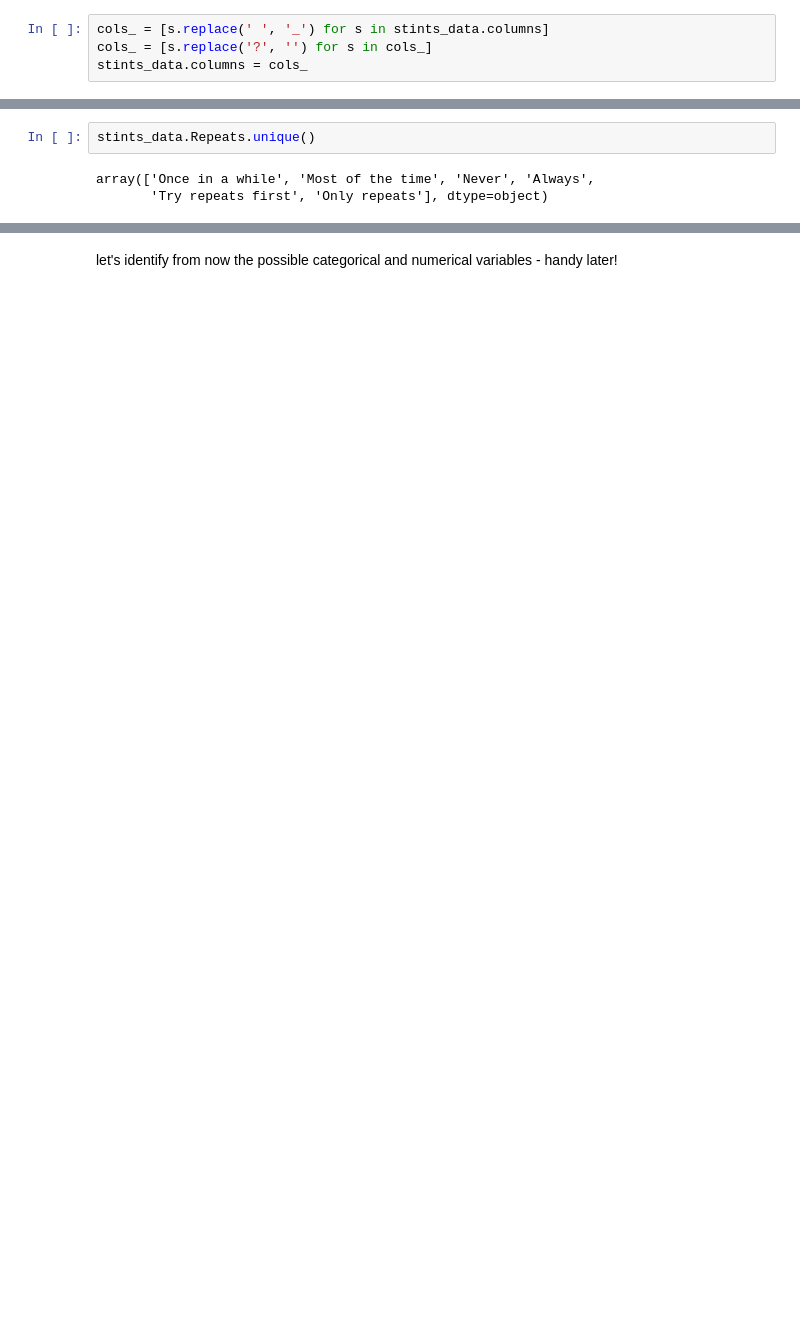
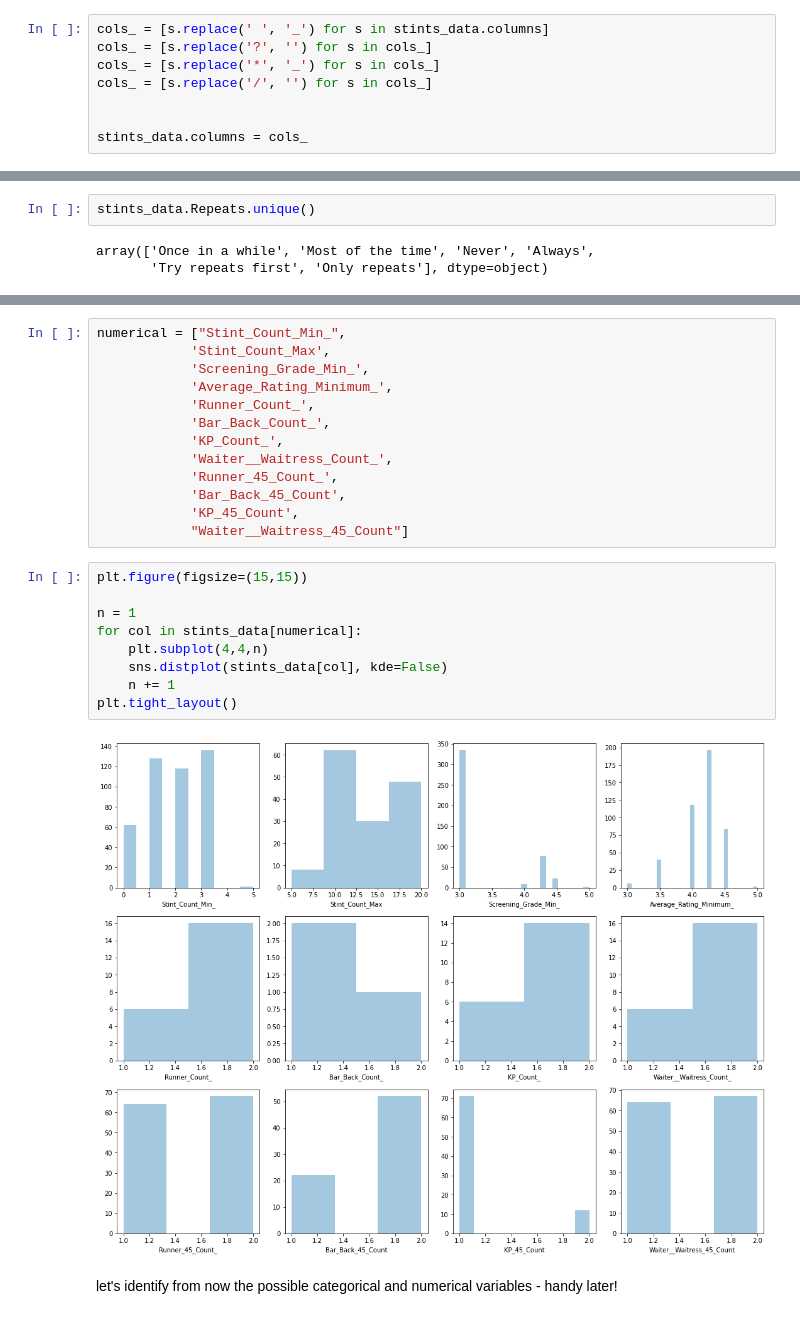
Before and after one commit to tawonque/students-jobs, a Jupyter notebook: notebooks/stints.ipynb, the cells around one changed output, grey strips where cells are left out. Drawn from its saved outputs; the diff is of its cells as text; blank space fills up the shorter version.

```diff
--- a/notebooks/stints.ipynb
+++ b/notebooks/stints.ipynb
@@ -31,4 +61,8 @@ stints_data.shape
 # %%
 cols_ = [s.replace(' ', '_') for s in stints_data.columns]
 cols_ = [s.replace('?', '') for s in cols_]
+cols_ = [s.replace('*', '_') for s in cols_]
+cols_ = [s.replace('/', '') for s in cols_]
+
+
 stints_data.columns = cols_
@@ -80,2 +129,26 @@ array(['Once in a while', 'Most of the time', 'Never', 'Always',
+# %%
+numerical = ["Stint_Count_Min_",
+            'Stint_Count_Max',
+            'Screening_Grade_Min_',
+            'Average_Rating_Minimum_',
+            'Runner_Count_',
+            'Bar_Back_Count_',
+            'KP_Count_',
+            'Waiter__Waitress_Count_',
+            'Runner_45_Count_',
+            'Bar_Back_45_Count',
+            'KP_45_Count',
+            "Waiter__Waitress_45_Count"]
+# %%
+plt.figure(figsize=(15,15))
+
+n = 1
+for col in stints_data[numerical]:
+    plt.subplot(4,4,n)
+    sns.distplot(stints_data[col], kde=False)
+    n += 1
+plt.tight_layout()
+# %% [output]
+[figure, added]
 # %% [markdown]
 let's identify from now the possible categorical and numerical variables - handy later!
```
Also changed, not shown: parts of 63 cells of this notebook, 1 other file.
